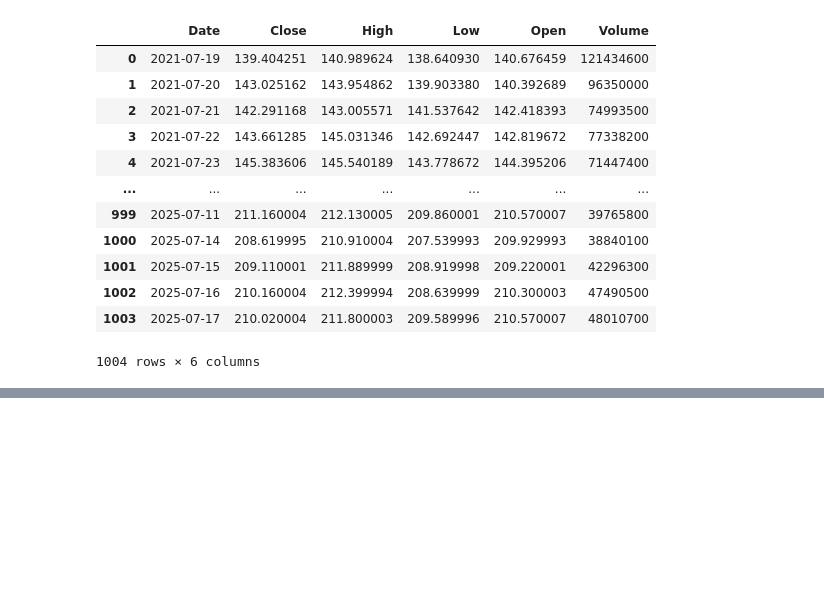
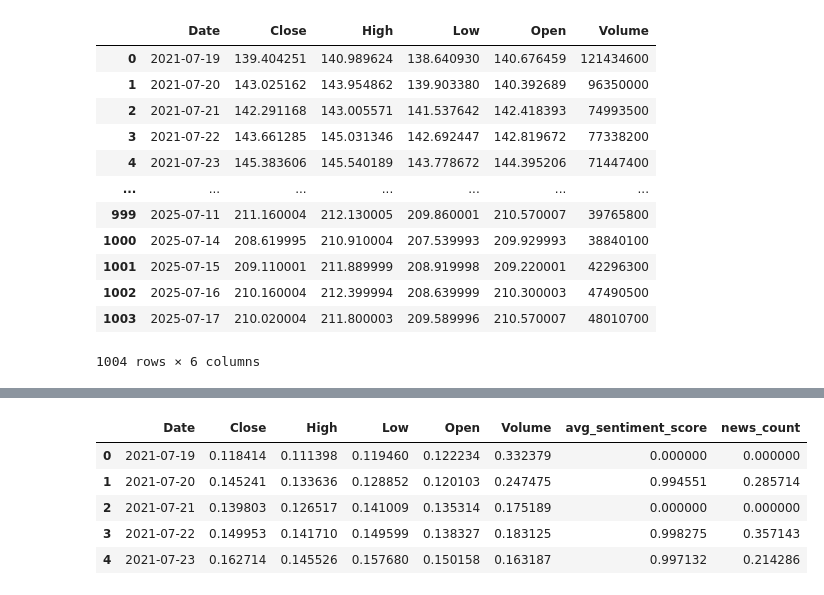
Before and after one commit to julsCadenas/stock-price-predictor, a Jupyter notebook: notebooks/stockdata_prep.ipynb, the cells around one changed output, grey strips where cells are left out. Drawn from its saved outputs; the diff is of its cells as text; code cells hidden in the pictures; blank space fills up the shorter version.

```diff
--- a/notebooks/stockdata_prep.ipynb
+++ b/notebooks/stockdata_prep.ipynb
@@ -124,2 +123,17 @@ sentiment_numeric               int64
 dtype: object
+# %%
+scaler = MinMaxScaler()
+features_to_scale = ['Close', 'High', 'Low', 'Open', 'Volume', 'avg_sentiment_score', 'news_count']
+
+merged_df_scaled = merged_df.copy()
+merged_df_scaled[features_to_scale] = scaler.fit_transform(merged_df[features_to_scale])
+
+merged_df_scaled.head()
+# %% [output]
+|  | Date | Close | High | Low | Open | Volume | avg_sentiment_score | news_count |
+| 0 | 2021-07-19 | 0.118414 | 0.111398 | 0.119460 | 0.122234 | 0.332379 | 0.000000 | 0.000000 |
+| 1 | 2021-07-20 | 0.145241 | 0.133636 | 0.128852 | 0.120103 | 0.247475 | 0.994551 | 0.285714 |
+| 2 | 2021-07-21 | 0.139803 | 0.126517 | 0.141009 | 0.135314 | 0.175189 | 0.000000 | 0.000000 |
+| 3 | 2021-07-22 | 0.149953 | 0.141710 | 0.149599 | 0.138327 | 0.183125 | 0.998275 | 0.357143 |
+| 4 | 2021-07-23 | 0.162714 | 0.145526 | 0.157680 | 0.150158 | 0.163187 | 0.997132 | 0.214286 |
 # %%
```
Also changed, not shown: parts of 3 cells of this notebook.
